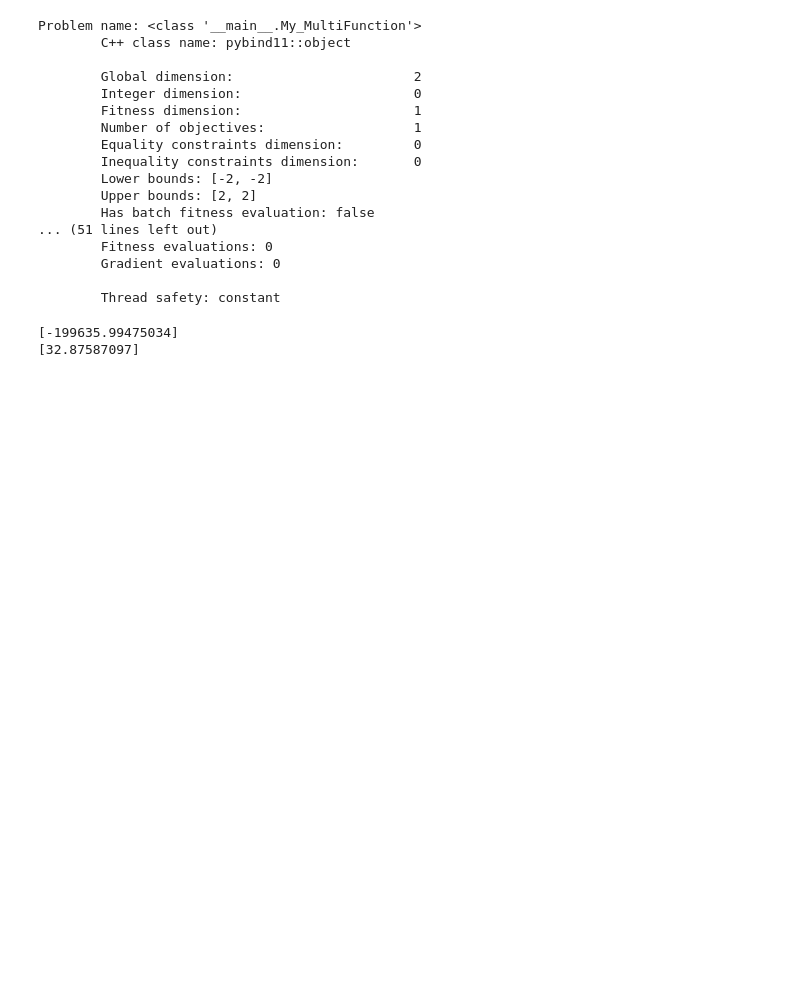
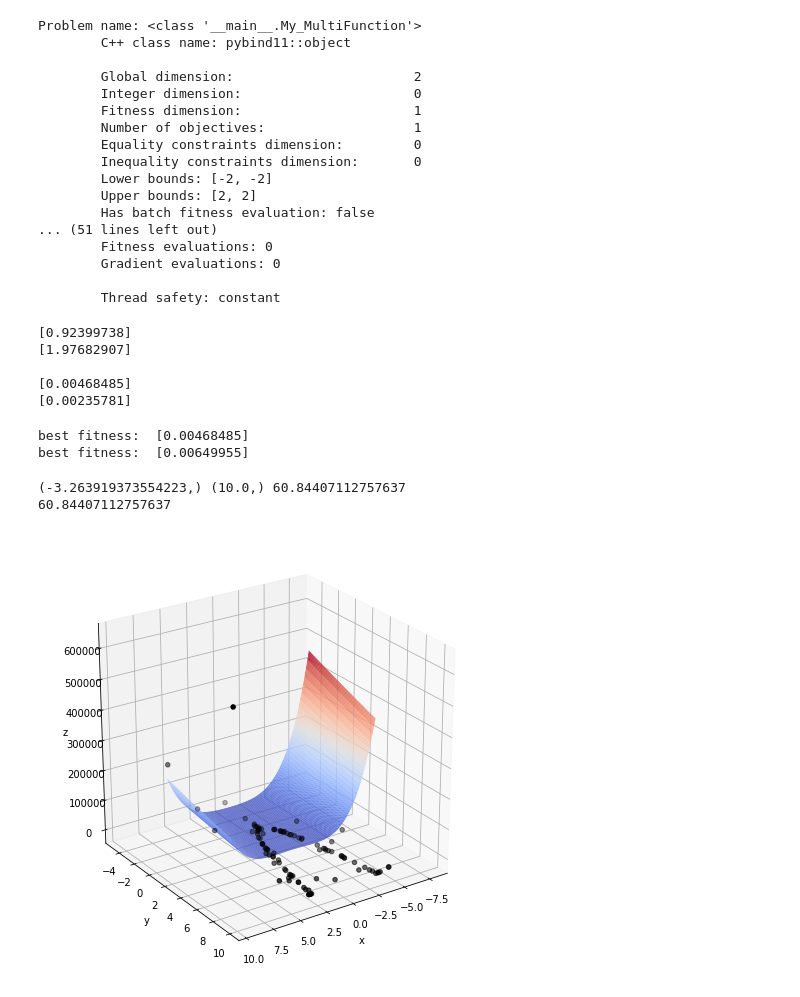
Before and after one commit to patison5/FAIntelligence, a Jupyter notebook: Pygmo_оптимизация.ipynb, the cells around one changed output. Saved outputs shown, nothing was run; the diff lists cells and outputs as text; code cells hidden in the pictures; blank space fills up the shorter version.

```diff
--- a/Pygmo_оптимизация.ipynb
+++ b/Pygmo_оптимизация.ipynb
@@ -100,15 +109,71 @@ Problem name: <class '__main__.My_MultiFunction'>
 algo = pg.algorithm(pg.bee_colony(gen = 20, limit = 20))
 algo.set_verbosity(1)
 # %%
-pop_multy = pg.population(prob, 10)
-pop_rosen = pg.population(prob_rosen, 10)
-pop_test = pg.population(prob_test, 10)
-# pop = algo.evolve(pop)
+# pop_multy = pg.population(prob, 10)
+pop_rosen = pg.population(prob_rosen, 300)
+pop_test = pg.population(prob_test, 300)
+evolved_pop_rosen = algo.evolve(pop_rosen)
+evolved_pop_test = algo.evolve(pop_test)
+
 print(pop_rosen.champion_f)
 print(pop_test.champion_f)
+print()
+print(evolved_pop_rosen.champion_f)
+print(evolved_pop_test.champion_f)
 # %% [output]
-[-199635.99475034]
-[32.87587097]
+[0.92399738]
+[1.97682907]
+
+[0.00468485]
+[0.00235781]
+# %%
+print("best fitness: ", evolved_pop_rosen.get_f()[evolved_pop_rosen.best_idx()])
+print("best fitness: ", evolved_pop_test.get_f()[evolved_pop_test.best_idx()])
+# %% [output]
+best fitness:  [0.00468485]
+best fitness:  [0.00649955]
+# %%
+idx = len(pop.get_x()) - 1
+
+x = pop.get_x()[idx, 0],
+y = pop.get_x()[idx, 1],
+z = pop.get_f()[idx, 0]
+
+xx = pop.get_x()[:, 0]
+yy = pop.get_x()[:, 1]
+zz = pop.get_f()[:, 0]
+
+print(x, y, z)
+print(get_fn_resultSingle(f_rosen, [x[0], y[0]], xs_rosen))
+# %% [output]
+(-3.263919373554223,) (10.0,) 60.84407112757637
+60.84407112757637
+# %%
+from matplotlib import pyplot as plt
+from matplotlib import patheffects
+from mpl_toolkits.mplot3d import Axes3D
+from matplotlib import cm
+
+X = np.linspace(-8, 6, 200)
+Y = np.linspace(-4, 4, 200)
+
+X, Y = np.meshgrid(X, Y)
+Z = RosenAlg(X, Y)
+
+fig = plt.figure(figsize=(8,8))
+ax = plt.axes(projection='3d')
+surface = ax.plot_surface(X, Y, Z,
+                          cmap=cm.coolwarm,
+                          rstride = 2,
+                          cstride = 2)
+
+ax.scatter(xx, yy, zz, c='black')
+ax.view_init(25, 56)
+ax.set_xlabel('x')
+ax.set_ylabel('y')
+ax.set_zlabel('z');
+# %% [output]
+[figure, added]
 # %%
 n_pygmo = pop_multy.get_x().shape[0]
 # print(pop_multy)
```
Also changed, not shown: parts of 8 cells of this notebook.
